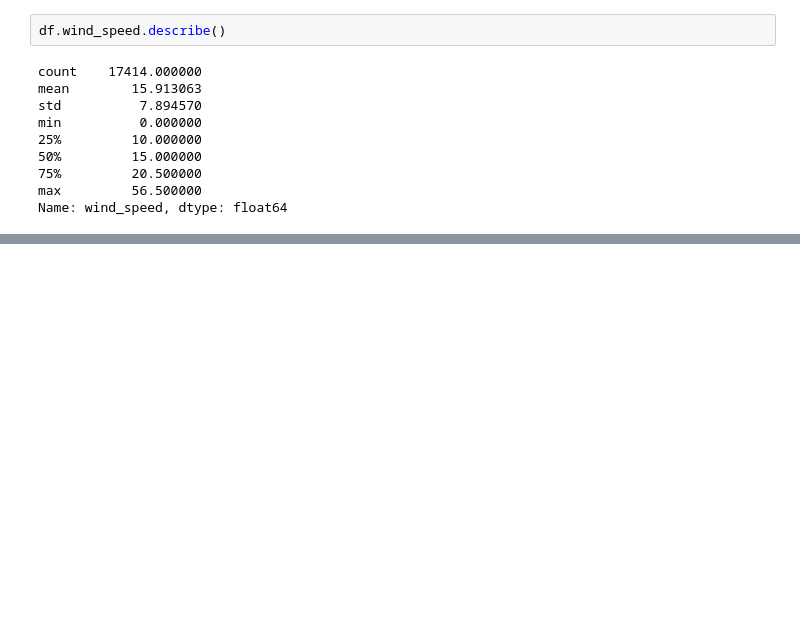
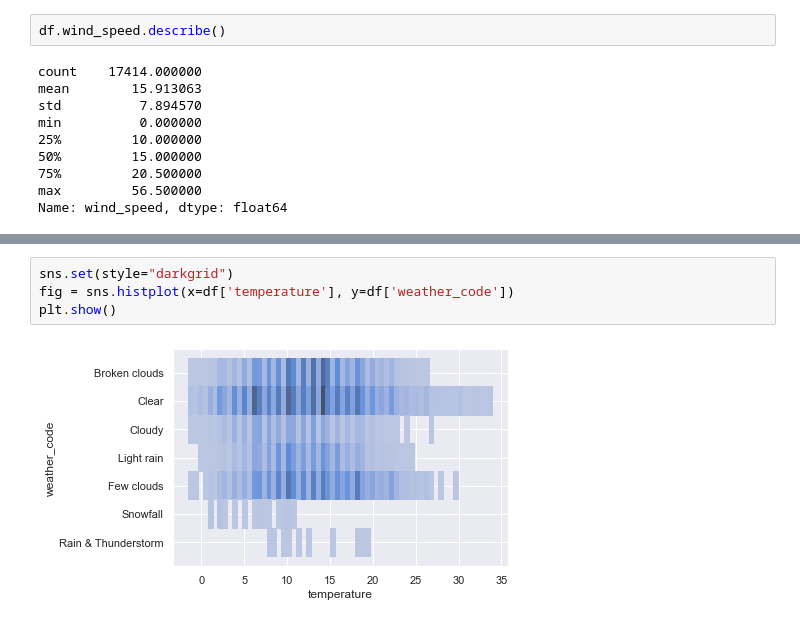
Before and after one commit to isra-st/London_Bike_Sharing, a Jupyter notebook: Daniel/Test Projet Semaine 5-6.ipynb, the cells around one changed output, grey strips where cells are left out. Cells and saved outputs as stored; diff of their text form; blank space fills up the shorter version.

```diff
--- a/Daniel/Test Projet Semaine 5-6.ipynb
+++ b/Daniel/Test Projet Semaine 5-6.ipynb
@@ -208,0 +232,6 @@ Name: wind_speed, dtype: float64
+# %%
+sns.set(style="darkgrid")
+fig = sns.histplot(x=df['temperature'], y=df['weather_code'])
+plt.show()
+# %% [output]
+[figure, added]
```
Also changed, not shown: parts of 8 cells of this notebook.
